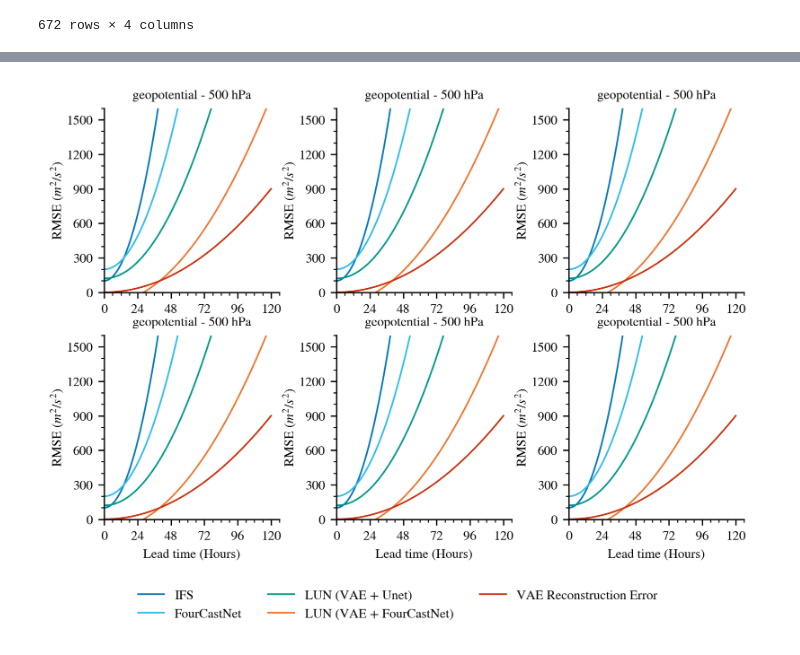
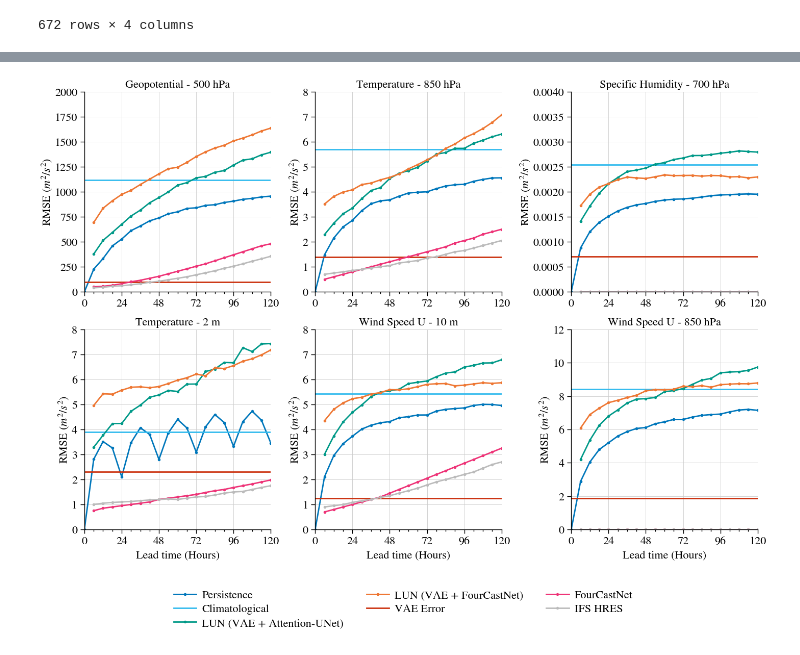
Before and after one commit to HendricSch/3d-vae, a Jupyter notebook: plot.ipynb, the cells around one changed output, grey strips where cells are left out. Cells and saved outputs as stored; diff of their text form; code cells hidden in the pictures.

Commit message:
plotting

```diff
--- a/plot.ipynb
+++ b/plot.ipynb
@@ -361,44 +387,88 @@ from matplotlib.ticker import AutoMinorLocator, MultipleLocator
 import pandas as pd
 import numpy as np
 
-x = np.linspace(0, 120, 100)
-y1 = x * x + 100
-y2 = x * x * 0.5 + 200
-y3 = x * x * 0.25 + 120
-y4 = x * x * 0.125 - 100
-y5 = x * x * 0.0625
+vars = ["z500", "t850", "h700", "t2m", "u10", "u850"]
+
+title = {
+    "z500": "Geopotential - 500 hPa",
+    "t850": "Temperature - 850 hPa",
+    "h700": "Specific Humidity - 700 hPa",
+    "t2m": "Temperature - 2 m",
+    "u10": "Wind Speed U - 10 m",
+    "u850": "Wind Speed U - 850 hPa",
+}
+
+ylim = {
+    "z500": (0, 2000),
+    "t850": (0, 8),
+    "h700": (0, 0.004),
+    "t2m": (0, 8),
+    "u10": (0, 8),
+    "u850": (0, 12),
+}
+
+y_label = {
+    "z500": "wRMSE ($m^2$/$s^2$)",
+    "t850": "wRMSE ($K$)",
+    "h700": "wRMSE ($g/kg$)",
+    "t2m": "wRMSE ($K$)",
+    "u10": "wRMSE ($m/s$)",
+    "u850": "wRMSE ($m/s$)",
+}
+
+df_persistence = pd.read_csv("evaluation/persistence.csv")
+df_climatology = pd.read_csv("evaluation/climatology.csv")
+df_vae_error = pd.read_csv("evaluation/vae_error.csv")
+df_lun_unet = pd.read_csv("evaluation/lun_unet.csv")
+df_lun_fourcastnet = pd.read_csv("evaluation/lun_fourcastnet.csv")
+df_fourcastnet = pd.read_csv("evaluation/fourcastnet.csv")
+df_ifs = pd.read_csv("evaluation/ifs.csv")
+
+x = np.array(df_persistence.index) * 6
 
 plt.style.use("stylesheet.mplstyle")
 
-fig, axes = plt.subplots(2, 3, dpi=300, constrained_layout=True)
+fig, axes = plt.subplots(2, 3, dpi=200, constrained_layout=True)
 
 
 axes_flat = axes.flatten()
 
 for i, ax in enumerate(axes_flat):
-    ax.set_ylim(0, 1600)
-    ax.set_xlim(0, 126)
+    var = vars[i]
+
+    ax.set_xlim(0, 120)
+    ax.set_ylim(ylim[var])
 
     # x, y axis ticks
     ax.xaxis.set_major_locator(MultipleLocator(24))
     ax.xaxis.set_minor_locator(AutoMinorLocator(4))
-    ax.yaxis.set_major_locator(MultipleLocator(300))
-    ax.yaxis.set_minor_locator(AutoMinorLocator(3))
+    # ax.yaxis.set_major_locator(MultipleLocator(300))
+    # ax.yaxis.set_minor_locator(AutoMinorLocator(3))
 
     # x, y axis labels
     if i >= 3:
         ax.set_xlabel("Lead time (Hours)")
-    ax.set_ylabel("RMSE ($m^2$/$s^2$)", labelpad=1)
-    ax.set_title("geopotential - 500 hPa", fontsize=8)
+    ax.set_ylabel("wRMSE ($m^2$/$s^2$)", labelpad=1)
+    ax.set_title(title[var], fontsize=8)
 
     ax.spines["top"].set_visible(False)
     ax.spines["right"].set_visible(False)
 
-    ax.plot(x, y1, label="IFS", linewidth=1)
-    ax.plot(x, y2, label="FourCastNet", linewidth=1)
-    ax.plot(x, y3, label="LUN (VAE + Unet)", linewidth=1)
-    ax.plot(x, y4, label="LUN (VAE + FourCastNet)", linewidth=1)
-    ax.plot(x, y5, label="VAE Reconstruction Error", linewidth=1)
+    ax.plot(x, df_persistence[var], label="Persistence", marker="o")
+    ax.plot(x, df_climatology[var].repeat(len(x)), label="Climatological")
+    ax.plot(
+        x[1:], df_lun_unet[var][:-1], label="LUN (VAE + Attention-UNet)", marker="o"
+    )
+    ax.plot(
+        x[1:],
+        df_lun_fourcastnet[var][:-1],
+        label="LUN (VAE + FourCastNet)",
+        marker="o",
+    )
+    ax.plot(x, df_vae_error[var].repeat(len(x)), label="VAE Error")
+    ax.plot(x[1:], df_fourcastnet[var][:-1], label="FourCastNet", marker="o")
+    ax.plot(x[1:], df_ifs[var][:-1], label="IFS HRES", marker="o")
+
 
 handles, labels = axes_flat[0].get_legend_handles_labels()
 
@@ -417 +488 @@ fig.savefig("test.pdf", bbox_inches="tight")
-[figure, old version]
+[figure, new version]
```
Also changed, not shown: parts of 3 cells of this notebook, 9 other files.
